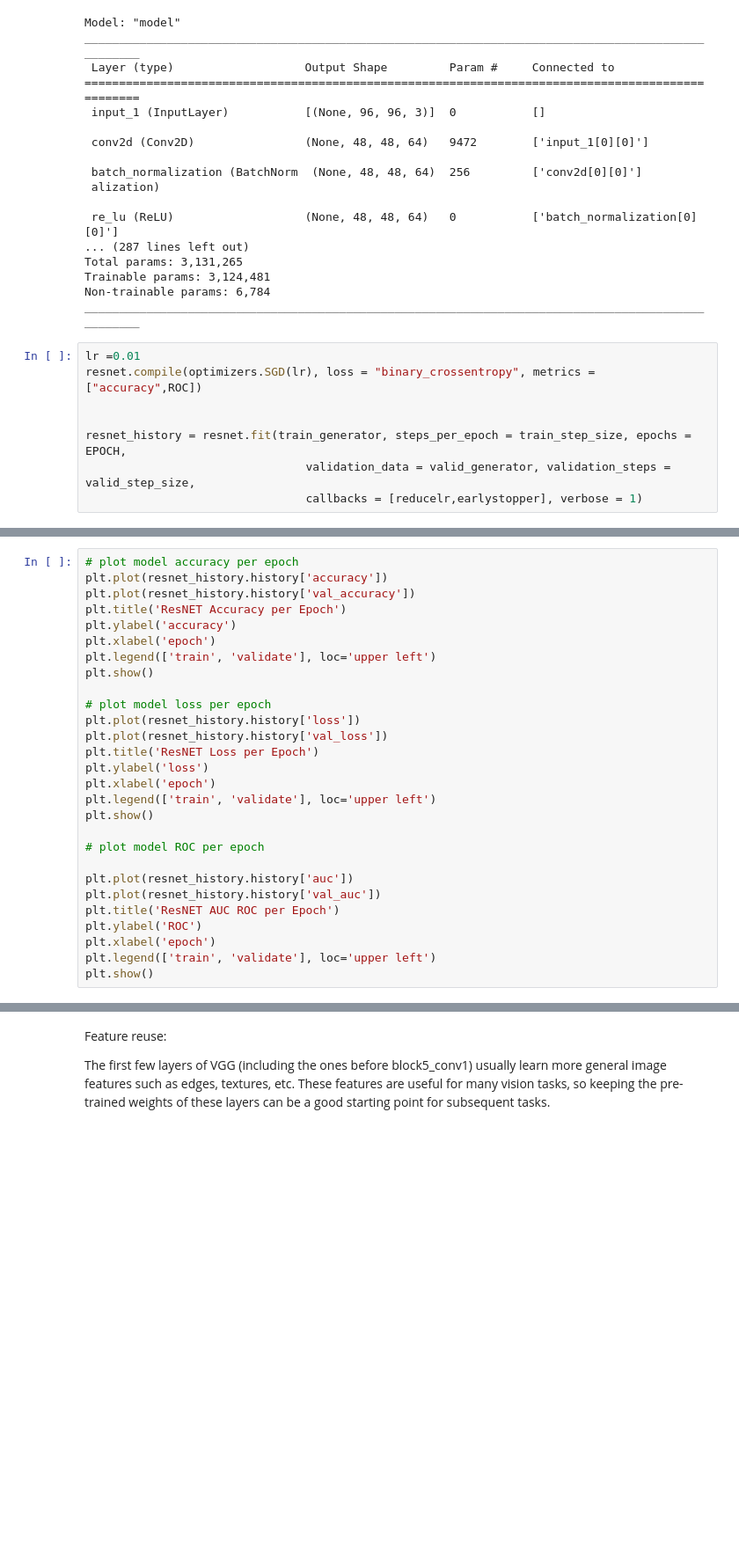
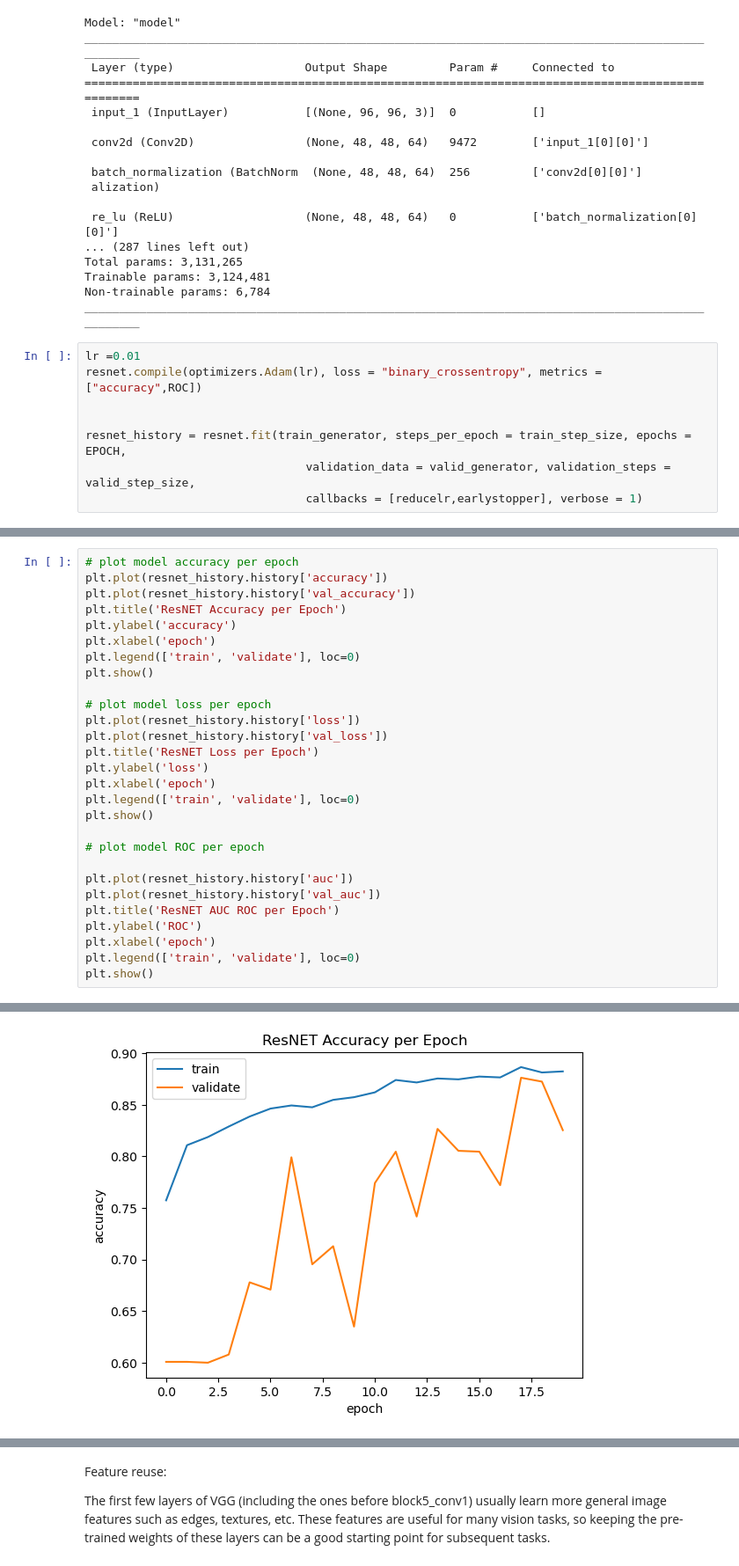
Before and after one commit to zpeople/CNN_cancer_detection, a Jupyter notebook: CancerDetection.ipynb, the cells around one changed output, grey strips where cells are left out. Shown at 88% size. Cells and saved outputs as stored; diff of their text form; blank space fills up the shorter version.

```diff
--- a/CancerDetection.ipynb
+++ b/CancerDetection.ipynb
@@ -499,7 +509,7 @@ Non-trainable params: 6,784
 __________________________________________________________________________________________________
 # %%
 lr =0.01
-resnet.compile(optimizers.SGD(lr), loss = "binary_crossentropy", metrics = ["accuracy",ROC])
+resnet.compile(optimizers.Adam(lr), loss = "binary_crossentropy", metrics = ["accuracy",ROC])
 
 
 resnet_history = resnet.fit(train_generator, steps_per_epoch = train_step_size, epochs = EPOCH,
@@ -531,7 +540,7 @@ plt.plot(resnet_history.history['val_accuracy'])
 plt.title('ResNET Accuracy per Epoch')
 plt.ylabel('accuracy')
 plt.xlabel('epoch')
-plt.legend(['train', 'validate'], loc='upper left')
+plt.legend(['train', 'validate'], loc=0)
 plt.show()
 
 # plot model loss per epoch
@@ -540,7 +549,7 @@ plt.plot(resnet_history.history['val_loss'])
 plt.title('ResNET Loss per Epoch')
 plt.ylabel('loss')
 plt.xlabel('epoch')
-plt.legend(['train', 'validate'], loc='upper left')
+plt.legend(['train', 'validate'], loc=0)
 plt.show()
 
 # plot model ROC per epoch
@@ -550,5 +559,6 @@ plt.plot(resnet_history.history['val_auc'])
 plt.title('ResNET AUC ROC per Epoch')
 plt.ylabel('ROC')
 plt.xlabel('epoch')
-plt.legend(['train', 'validate'], loc='upper left')
+plt.legend(['train', 'validate'], loc=0)
 plt.show()
+# %% [output]
@@ -554,0 +571 @@ plt.show()
+[figure, added]
```
Also changed, not shown: parts of 14 cells of this notebook, 1 other file.
